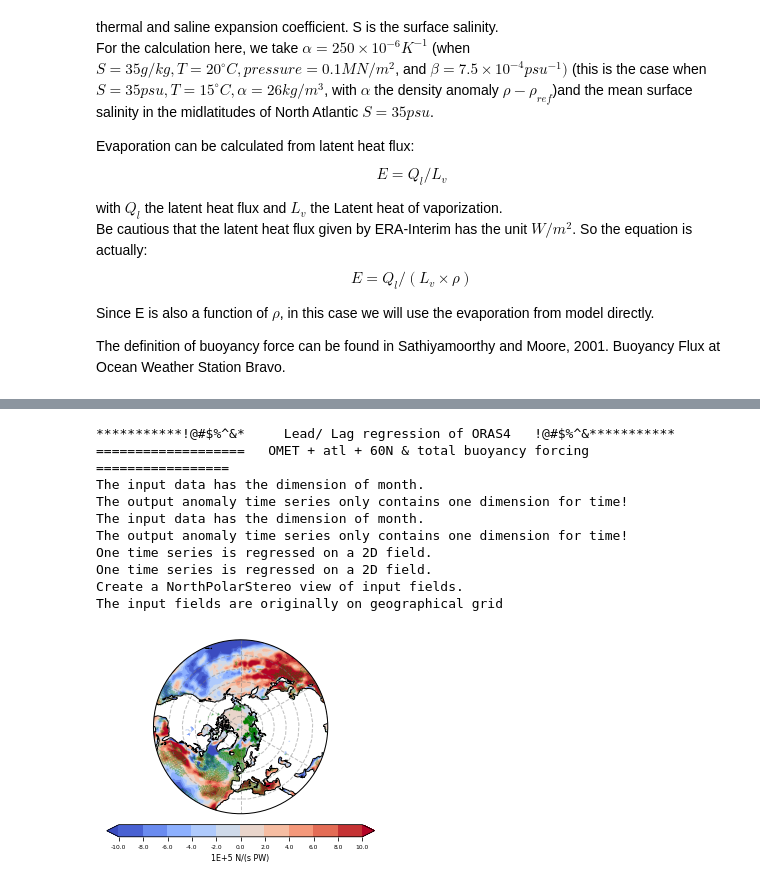
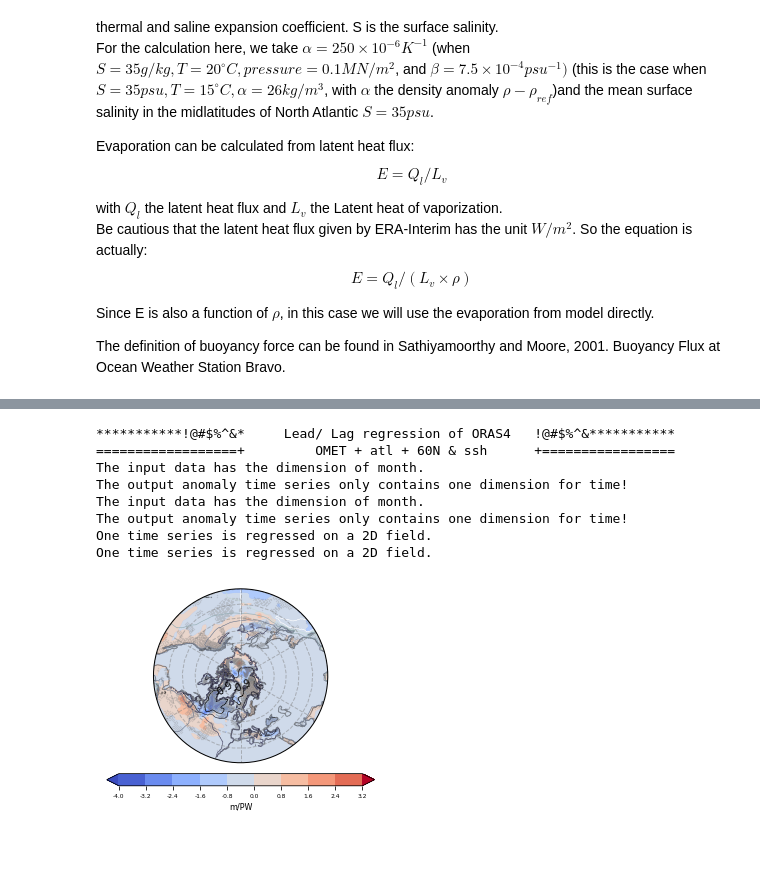
Before and after one commit to geek-yang/AirSeaFlow, a Jupyter notebook: MET_Feedback_paper/Revision/paper_spatial_era_fields_OMET_oras.ipynb, the cells around one changed output, grey strips where cells are left out. Drawn from its saved outputs; the diff is of its cells as text; code cells hidden in the pictures; blank space fills up the shorter version.

```diff
--- a/MET_Feedback_paper/Revision/paper_spatial_era_fields_OMET_oras.ipynb
+++ b/MET_Feedback_paper/Revision/paper_spatial_era_fields_OMET_oras.ipynb
@@ -286,50 +281,3 @@ The input fields are originally on geographical grid
-# %%
-    print ('***********!@#$%^&*     Lead/ Lag regression of ORAS4   !@#$%^&***********')
-    print ('===================   OMET + atl + 60N & total buoyancy forcing   =================')
-    # calculate buoyancy forcing
-    # here we take mean surface salinity as a constant (35 psu)
-    # the unit of buoyancy flux is Newton (N/s) as we apply the weight by area
-    Buoyancy_F_saline = (prec_ERAI_area + evap_ERAI_area) * 35 * 7.5E-4 * constant['g'] * constant['rho'] # the sign of evapor is minus
-    # convert Watt to Joule times 30*3600, while with unit N/s we need to devide 30*3600, so they cancel out
-    Buoyancy_F_thermal = (net_flux_surf_ERAI_area)* 1E+12 * 250E-6 * constant['g'] / constant['cw']
-    Buoyancy_F = Buoyancy_F_saline + Buoyancy_F_thermal
-    stat_OMET_ORAS4 = meta.statistics.operator(OMET_atl_int_ORAS4[:,:,53])
-    stat_OMET_ORAS4.anomaly()
-    stat_OMET_ORAS4.detrend()
-    # by default, the running mean is taken with a window of 60 months
-    stat_OMET_ORAS4.lowpass(window=120, obj='detrend')
-    stat_buoy_ERAI = meta.statistics.operator(Buoyancy_F[:,:,:95,:])
-    stat_buoy_ERAI.anomaly()
-    stat_buoy_ERAI.detrend()
-    stat_buoy_ERAI.lowpass(window=120, obj='detrend')
-    lag = 0
-    k, r, p = meta.statistics.operator.linearRegress(stat_OMET_ORAS4._lowpass,
-                                                     stat_buoy_ERAI._lowpass, lag)
-    # regression for t-test value based on real degree of freedom
-    _, _, p_real = meta.statistics.operator.linearRegress(stat_OMET_ORAS4._detrend,
-                                                          stat_buoy_ERAI._detrend, lag)
-    # mask the significane value
-    p_real[SST_ERAI_mask[:95,:]==True] = 1
-    ticks = [i for i in np.linspace(-10,10,11)]
-    #label = 'Correlation coefficient'
-    label = '1E+5 N/(s PW)'
-    meta.visualizer.plots.geograph(latitude_fields_ERAI[:95], longitude_fields_ERAI[:],
-                                   np.ma.masked_where(SST_ERAI_mask[:95,:],k/1E+5), p_real,
-                                   label, ticks, os.path.join(output_path,
-                                   'spatial_ORAS4_atl_OMET_60N_lag_{}_ERAI_buoyF_decadal_area.png'.format(lag)),
-                                   ttest=True)
-# %% [output]
-***********!@#$%^&*     Lead/ Lag regression of ORAS4   !@#$%^&***********
-===================   OMET + atl + 60N & total buoyancy forcing   =================
-The input data has the dimension of month.
-The output anomaly time series only contains one dimension for time!
-The input data has the dimension of month.
-The output anomaly time series only contains one dimension for time!
-One time series is regressed on a 2D field.
-One time series is regressed on a 2D field.
-Create a NorthPolarStereo view of input fields.
-The input fields are originally on geographical grid
-[figure, removed]
 # %%
     print ('***********!@#$%^&*     Lead/ Lag regression of ORAS4   !@#$%^&***********')
     print ('==================+         OMET + atl + 60N & ssh      +=================')
@@ -379,31 +327,41 @@ The input fields are originally on geographical grid
     # regrid the cube
     cube_regrid, extent = iris.analysis.cartography.project(cube_iris, ccrs.PlateCarree(), nx, ny)
     cube_ssh_regrid, extent = iris.analysis.cartography.project(cube_iris_ssh,
                                                                      ccrs.PlateCarree(), nx, ny)
     # make plots
     fig = plt.figure()
     ax = plt.axes(projection=ccrs.NorthPolarStereo())
     ax.set_extent([-180,180,20,90],ccrs.PlateCarree())
     ax.set_aspect('1')
     ax.coastlines(alpha=0.4)
     gl = ax.gridlines(linewidth=1, color='gray', alpha=0.5, linestyle='--')
     theta = np.linspace(0, 2*np.pi, 100)
     center, radius = [0.5, 0.5], 0.5
     verts = np.vstack([np.sin(theta), np.cos(theta)]).T
     circle = mpath.Path(verts * radius + center)
     ax.set_boundary(circle, transform=ax.transAxes)
     cs = iplt.contourf(cube_regrid, cmap='coolwarm', vmin=ticks[0], vmax=ticks[-1],extend='both') #pcolormesh
     cbar = fig.colorbar(cs,extend='both', orientation='horizontal',
                         shrink =0.8, pad=0.05, format="%1.1f") #
     cbar.set_label(label,size = 8)
     cbar.set_ticks(ticks)
     cbar.ax.tick_params(labelsize = 6)
     contour = iplt.contour(cube_ssh_regrid, linewidths = 0.6, cmap='bone')
     plt.clabel(contour, inline=True, inline_spacing = 10, fontsize = 10, fmt = '%1.1f')
     ii, jj = np.where(p_real<=0.05)
     ax.scatter(glamv_OMET_ORAS4[ii,jj], gphiv_OMET_ORAS4[ii,jj], transform=ccrs.Geodetic(),
-               s=0.06, c='g',alpha=0.2)
+               s=0.1, c='grey',alpha=0.3)
     iplt.show()
     fig.savefig(os.path.join(output_path,
                 'spatial_ORAS4_atl_OMET_60N_lag_0_ERAI_ssh_decadal_meanSSH.png'), dpi=300)
     plt.close(fig)
+# %% [output]
+***********!@#$%^&*     Lead/ Lag regression of ORAS4   !@#$%^&***********
+==================+         OMET + atl + 60N & ssh      +=================
+The input data has the dimension of month.
+The output anomaly time series only contains one dimension for time!
+The input data has the dimension of month.
+The output anomaly time series only contains one dimension for time!
+One time series is regressed on a 2D field.
+One time series is regressed on a 2D field.
+[figure, added]
```
Also changed, not shown: parts of 4 cells of this notebook, 2 other files.
